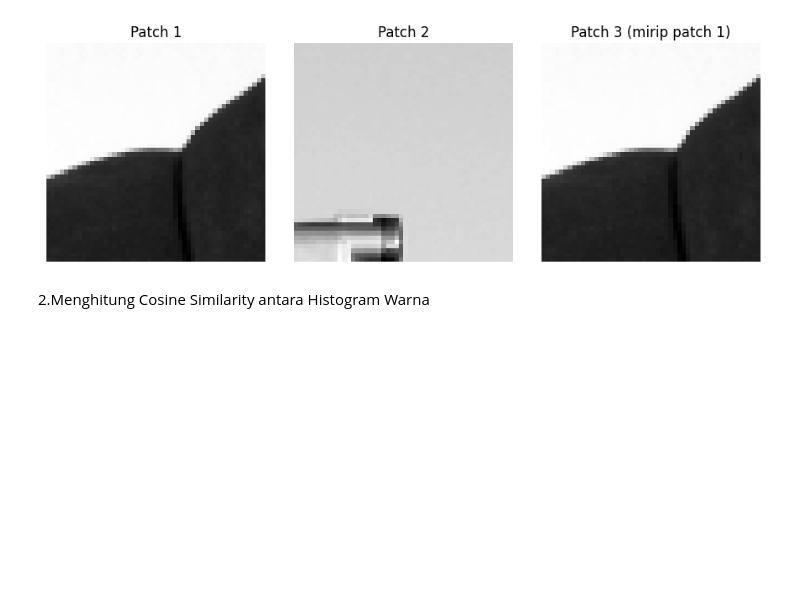
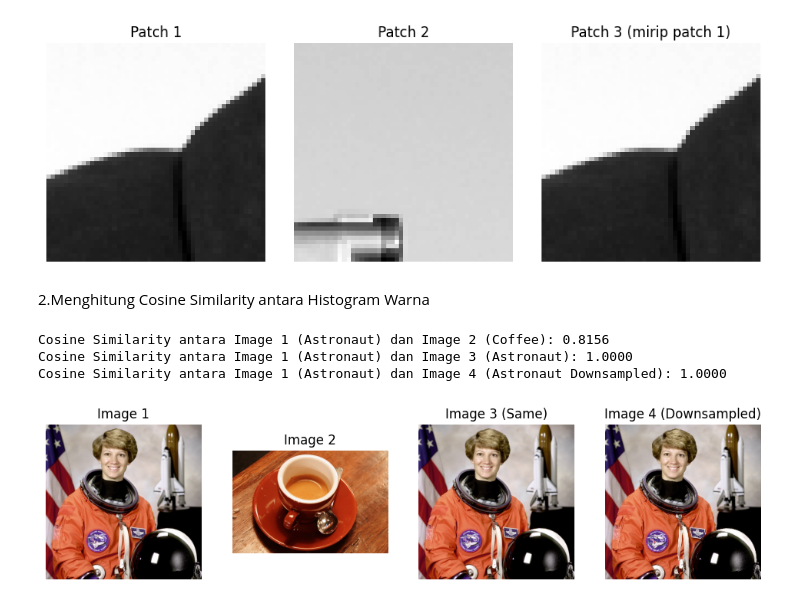
Before and after one commit to DanuAlamsyah/Pengolahan-Citra, a Jupyter notebook: Tugas5.ipynb, the cells around one changed output. Drawn from its saved outputs; the diff is of its cells as text; code cells hidden in the pictures; blank space fills up the shorter version.

```diff
--- a/Tugas5.ipynb
+++ b/Tugas5.ipynb
@@ -54,3 +54,74 @@ Jarak Manhattan antara Patch 1 dan Patch 3: 250.0000
 [figure]
 # %% [markdown]
 2.Menghitung Cosine Similarity antara Histogram Warna
+# %%
+import numpy as np
+import matplotlib.pyplot as plt
+from skimage import data, img_as_ubyte, io, color
+from scipy.spatial import distance
+
+# Fungsi untuk menghitung histogram RGB gabungan
+def calculate_rgb_histogram(image, bins=16):
+    img_uint8 = img_as_ubyte(image)
+
+    hist_r, _ = np.histogram(img_uint8[:,:,0].ravel(), bins=bins, range=(0, 256))
+    hist_g, _ = np.histogram(img_uint8[:,:,1].ravel(), bins=bins, range=(0, 256))
+    hist_b, _ = np.histogram(img_uint8[:,:,2].ravel(), bins=bins, range=(0, 256))
+
+    # Gabungkan histogram R, G, B menjadi satu vektor fitur
+    hist_combined = np.concatenate((hist_r, hist_g, hist_b))
+    # Normalisasi (opsional, tapi sering dilakukan)
+    hist_combined = hist_combined.astype(float) / np.sum(hist_combined)
+    return hist_combined
+
+# 1. Muat dua citra berwarna
+try:
+    # Gunakan citra berbeda dari skimage atau file Anda
+    image1 = data.astronaut()
+    image2 = data.coffee() # Citra yang berbeda
+    image3 = data.astronaut() # Citra yang sama (untuk perbandingan)
+    image4 = image1[::2, ::2, :] # Versi downsampled dari image1
+except Exception as e:
+    print(f"Gagal memuat data skimage: {e}. Membuat citra dummy.")
+    image1 = np.random.rand(100, 100, 3)
+    image2 = np.random.rand(100, 100, 3) * 0.5
+    image3 = image1.copy()
+    image4 = image1[::2,::2,:]
+
+# 2. Hitung histogram untuk setiap citra
+hist1 = calculate_rgb_histogram(image1)
+hist2 = calculate_rgb_histogram(image2)
+hist3 = calculate_rgb_histogram(image3)
+hist4 = calculate_rgb_histogram(image4)
+
+# 3. Hitung Cosine Similarity (1 - Cosine Distance)
+# scipy.spatial.distance.cosine menghitung jarak (1 - similarity)
+sim_12 = 1 - distance.cosine(hist1, hist2)
+sim_13 = 1 - distance.cosine(hist1, hist3)
+sim_14 = 1 - distance.cosine(hist1, hist4)
+
+# 4. Tampilkan hasil
+print(f"Cosine Similarity antara Image 1 (Astronaut) dan Image 2 (Coffee): {sim_12:.4f}")
+print(f"Cosine Similarity antara Image 1 (Astronaut) dan Image 3 (Astronaut): {sim_13:.4f}")
+print(f"Cosine Similarity antara Image 1 (Astronaut) dan Image 4 (Astronaut Downsampled): {sim_14:.4f}")
+
+# Visualisasi (opsional)
+fig, axes = plt.subplots(1, 4, figsize=(12, 3))
+axes[0].imshow(image1);
+axes[0].axis('off')
+axes[1].imshow(image2);
+axes[1].axis('off')
+axes[2].imshow(image3);
+axes[0].set_title('Image 1');
+axes[1].set_title('Image 2');
+axes[2].set_title('Image 3 (Same)');
+axes[2].axis('off')
+axes[3].imshow(image4);
+axes[3].set_title('Image 4 (Downsampled)');
+axes[3].axis('off')
+plt.show()
+# %% [output]
+Cosine Similarity antara Image 1 (Astronaut) dan Image 2 (Coffee): 0.8156
+Cosine Similarity antara Image 1 (Astronaut) dan Image 3 (Astronaut): 1.0000
+Cosine Similarity antara Image 1 (Astronaut) dan Image 4 (Astronaut Downsampled): 1.0000
+[figure, added]
```
Also changed, not shown: parts of 6 cells of this notebook.
